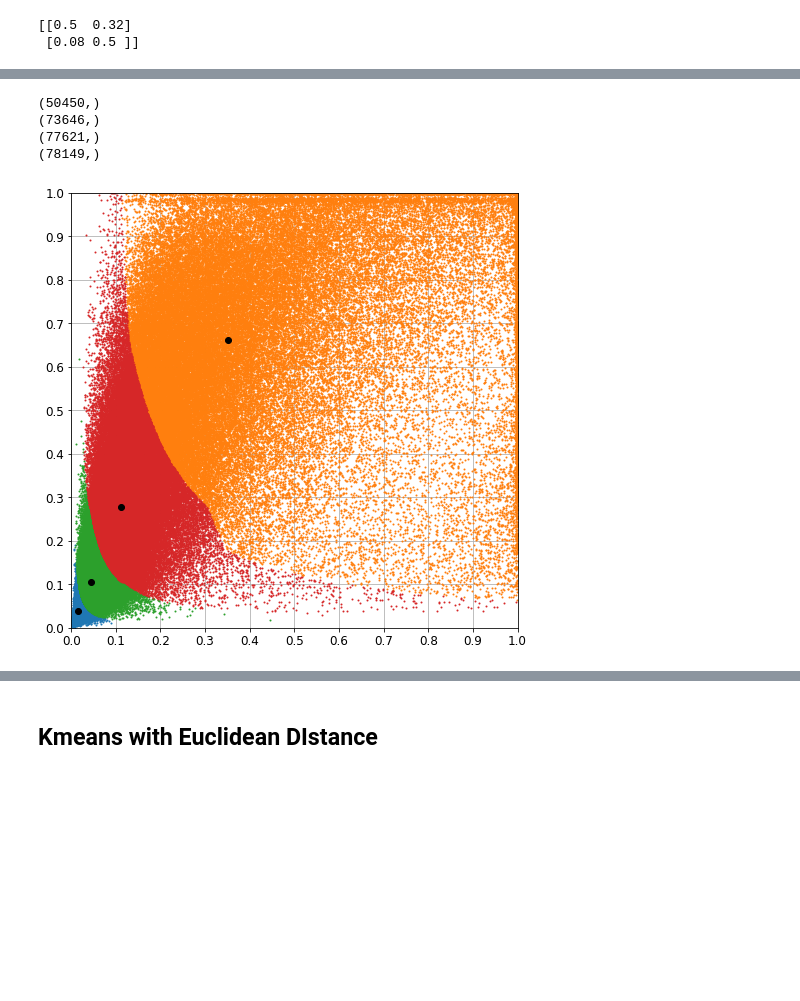
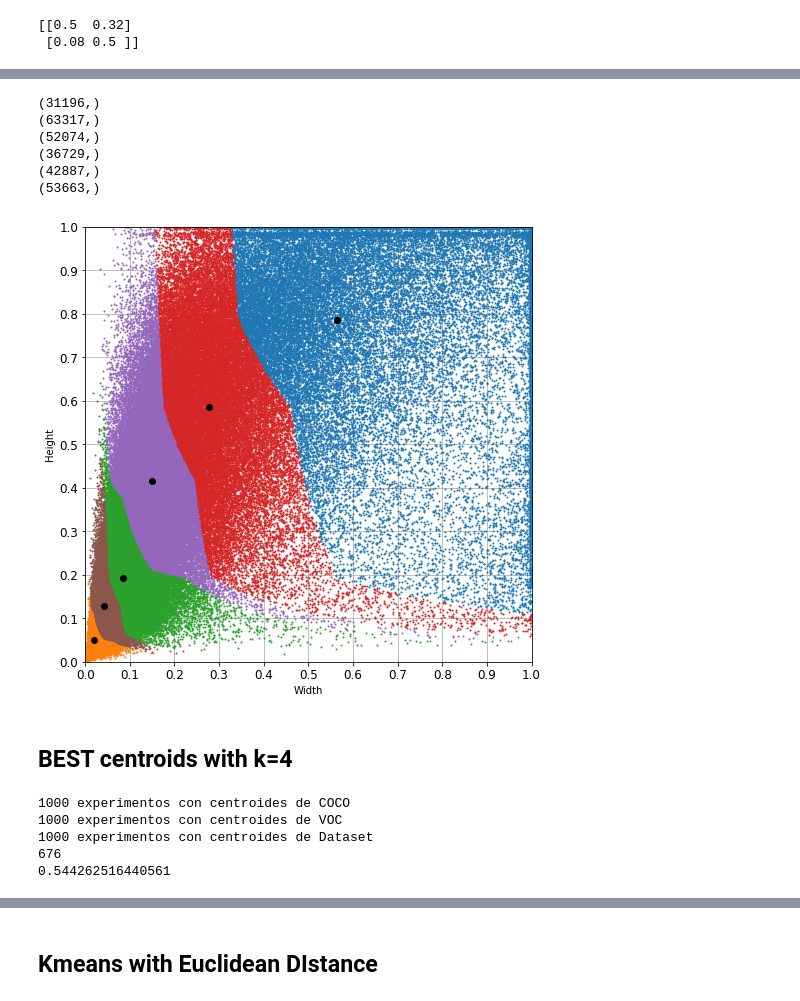
Before and after one commit to sergiourielmaya/TinyYOLOv3-Pedestrian-Detection, a Jupyter notebook: Bouding Box Calculation/Defining new Bouding Boxes.ipynb, the cells around one changed output, grey strips where cells are left out. Cells and saved outputs as stored; diff of their text form; code cells hidden in the pictures; blank space fills up the shorter version.

```diff
--- a/Bouding Box Calculation/Defining new Bouding Boxes.ipynb
+++ b/Bouding Box Calculation/Defining new Bouding Boxes.ipynb
@@ -7,7 +7,7 @@ plt.rcParams['figure.figsize'] = [8, 8]
 # %% [markdown]
 ## Getting normalized Bounding Boxes in COCO Dataset
 # %%
-dataDir='/home/sergio/Documentos/COCO_Dataset'
+dataDir='/home/sergio/Documents/COCODataset'
 dataType='train2017'
 annFile='{}/annotations/instances_{}.json'.format(dataDir,dataType)
 print(annFile)
@@ -106,14 +106,17 @@ def get_normalized_bbox_VOC(ann_df,meta_df,output_size):
 
     for index, row in ann_df.iterrows():
         file_name = row["file_name"]
-        width = row["delta_x"]
-        height = row["delta_y"]
+        width = row["xmax"]-row["xmin"]
+        height = row["ymax"]-row["ymin"]
 
         img_width = meta_df.loc[file_name]["width"]
         img_height= meta_df.loc[file_name]["height"]
 
-        bbox_dim[index,0] = (width/img_width)*output_size
-        bbox_dim[index,1] = (height/img_height)*output_size
+        #bbox_dim[index,0] = (width/img_width)*output_size
+        #bbox_dim[index,1] = (height/img_height)*output_size
+
+        bbox_dim[index,0] = width
+        bbox_dim[index,1] = height
 
         bbox_dim = bbox_dim
     '''
@@ -326,21 +349,76 @@ plt.show()
 # %%
-num_clusters = 4
+num_clusters = 6
 array = belonged_class_dataset[str(num_clusters)]
 
 plt.figure()
 plt.xticks(np.arange(0,1.1,0.1),fontsize=12)
 plt.yticks(np.arange(0,1.1,0.1),fontsize=12)
 plt.xlim([0,1])
 plt.ylim([0,1])
 plt.grid()
+plt.xlabel("Width")
+plt.ylabel("Height")
 for j in range(num_clusters):
     partial_array = np.where(array==j)
     print(partial_array[0].shape)
     plt.plot(bbox_array_dataset[partial_array[0],0],bbox_array_dataset[partial_array[0],1],'o',markersize=1)
     plt.plot(clusters_dataset[str(num_clusters)][j][0][0],clusters_dataset[str(num_clusters)][j][1][0],'o',color = 'k')
+plt.savefig("clustered_dataset",dpi=400)
 # %% [output]
-(50450,)
-(73646,)
-(77621,)
-(78149,)
+(31196,)
+(63317,)
+(52074,)
+(36729,)
+(42887,)
+(53663,)
-[figure, old version]
+[figure, new version]
+# %% [markdown]
+## BEST centroids with k=4
+# %%
+number_random_seed = 1000
+clusters_coco = {}
+clusters_voc = {}
+clusters_dataset = {}
+
+avg_iou_coco=[]
+avg_iou_voc = []
+avg_iou_dataset = []
+
+belonged_class_coco = {}
+belonged_class_voc = {}
+belonged_class_dataset = {}
+
+print("1000 experimentos con centroides de COCO")
+for i in np.arange(0,number_random_seed,1):
+    clusters,results,epochs,belonged_class = k_means(norm_bbox_array_coco,4,random_seed=i)
+    avg_iou_coco.append(results)
+    clusters_coco[str(i)]=clusters
+    belonged_class_coco[str(i)]=belonged_class
+    #print(results,epochs)
+
+print("1000 experimentos con centroides de VOC")
+for i in np.arange(0,number_random_seed,1):
+    clusters,results,epochs,belonged_class = k_means(norm_bbox_array_voc,4,random_seed=i)
+    avg_iou_voc.append(results)
+    clusters_voc[str(i)]=clusters
+    belonged_class_voc[str(i)]=belonged_class
+    #print(results,epochs)
+#print("-------------------------------------------------------")
+
+print("1000 experimentos con centroides de Dataset")
+for i in np.arange(0,number_random_seed,1):
+    clusters,results,epochs, belonged_class = k_means(bbox_array_dataset,4,random_seed=i)
+    avg_iou_dataset.append(results)
+    clusters_dataset[str(i)]=clusters
+    belonged_class_dataset[str(i)]=belonged_class
+    #print(results,epochs)
+
+
+print(np.argmax(avg_iou_dataset))
+print(np.max(avg_iou_dataset))
+# %% [output]
+1000 experimentos con centroides de COCO
+1000 experimentos con centroides de VOC
+1000 experimentos con centroides de Dataset
+676
+0.544262516440561
```
Also changed, not shown: parts of 24 cells of this notebook, 4 other files.
